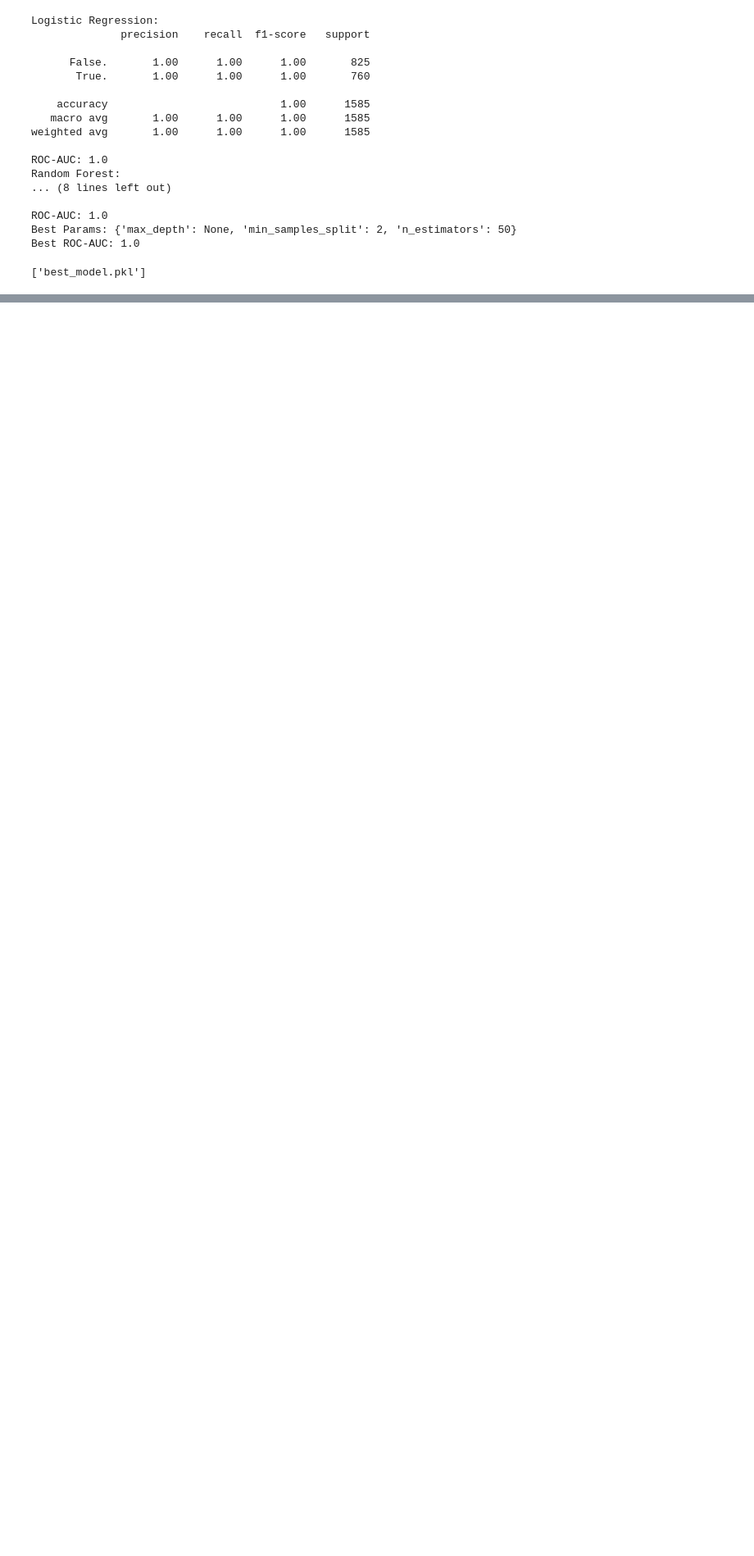
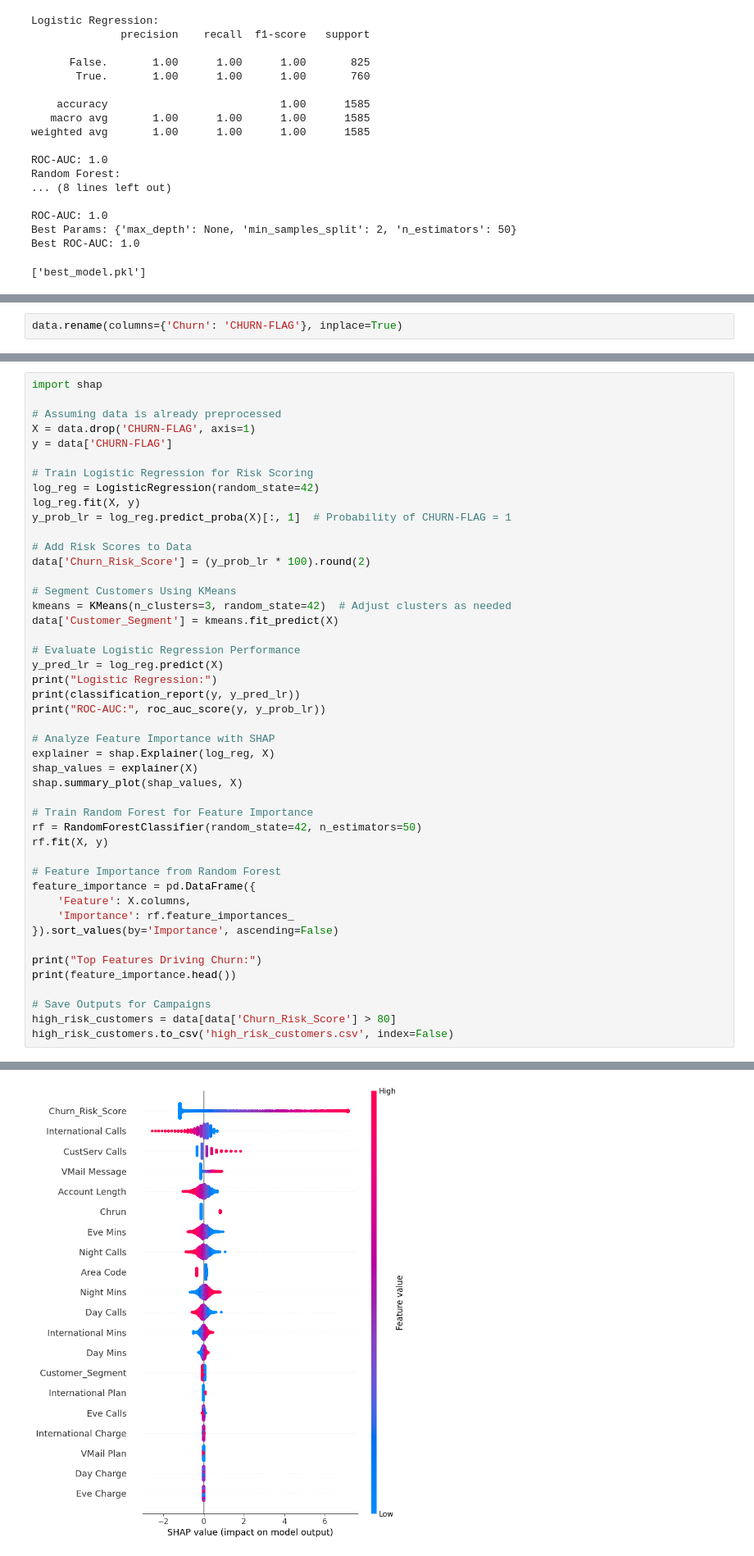
Before and after one commit to isahaq777/My_Projects, a Jupyter notebook: Data_Science_Projects/Telecom/No_Chrun_Telecom.ipynb, the cells around one changed output, grey strips where cells are left out. Shown at 82% size. Drawn from its saved outputs; the diff is of its cells as text; blank space fills up the shorter version.

Commit message:
Created the HIgh risk customers

```diff
--- a/Data_Science_Projects/Telecom/No_Chrun_Telecom.ipynb
+++ b/Data_Science_Projects/Telecom/No_Chrun_Telecom.ipynb
@@ -778,0 +739,2 @@ ValueError: could not convert string to float: 'KS'
+# %%
+data.rename(columns={'Churn': 'CHURN-FLAG'}, inplace=True)
@@ -778,0 +763,47 @@ ValueError: could not convert string to float: 'KS'
+# %%
+import shap
+
+# Assuming data is already preprocessed
+X = data.drop('CHURN-FLAG', axis=1)
+y = data['CHURN-FLAG']
+
+# Train Logistic Regression for Risk Scoring
+log_reg = LogisticRegression(random_state=42)
+log_reg.fit(X, y)
+y_prob_lr = log_reg.predict_proba(X)[:, 1]  # Probability of CHURN-FLAG = 1
+
+# Add Risk Scores to Data
+data['Churn_Risk_Score'] = (y_prob_lr * 100).round(2)
+
+# Segment Customers Using KMeans
+kmeans = KMeans(n_clusters=3, random_state=42)  # Adjust clusters as needed
+data['Customer_Segment'] = kmeans.fit_predict(X)
+
+# Evaluate Logistic Regression Performance
+y_pred_lr = log_reg.predict(X)
+print("Logistic Regression:")
+print(classification_report(y, y_pred_lr))
+print("ROC-AUC:", roc_auc_score(y, y_prob_lr))
+
+# Analyze Feature Importance with SHAP
+explainer = shap.Explainer(log_reg, X)
+shap_values = explainer(X)
+shap.summary_plot(shap_values, X)
+
+# Train Random Forest for Feature Importance
+rf = RandomForestClassifier(random_state=42, n_estimators=50)
+rf.fit(X, y)
+
+# Feature Importance from Random Forest
+feature_importance = pd.DataFrame({
+    'Feature': X.columns,
+    'Importance': rf.feature_importances_
+}).sort_values(by='Importance', ascending=False)
+
+print("Top Features Driving Churn:")
+print(feature_importance.head())
+
+# Save Outputs for Campaigns
+high_risk_customers = data[data['Churn_Risk_Score'] > 80]
+high_risk_customers.to_csv('high_risk_customers.csv', index=False)
+# %% [output]
@@ -778,0 +828 @@ ValueError: could not convert string to float: 'KS'
+[figure, added]
```
Also changed, not shown: parts of 13 cells of this notebook, 1 other file.
